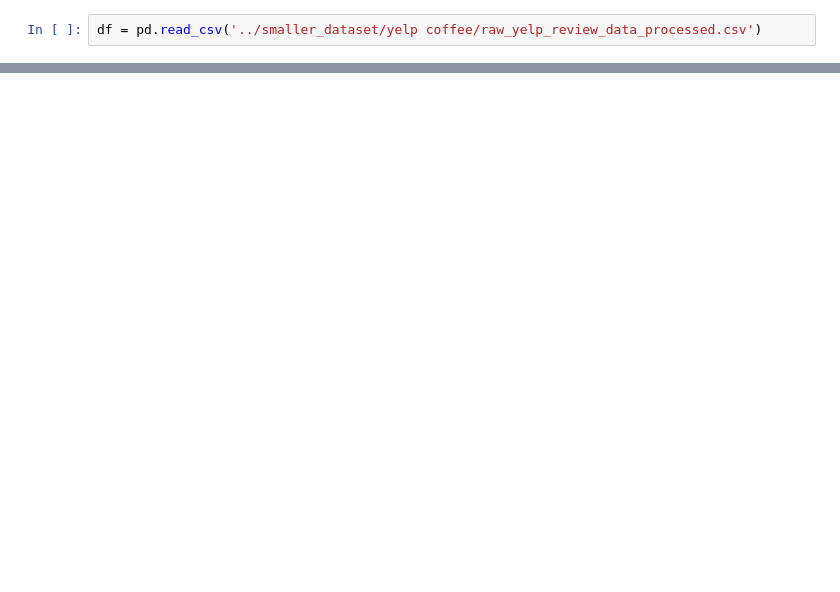
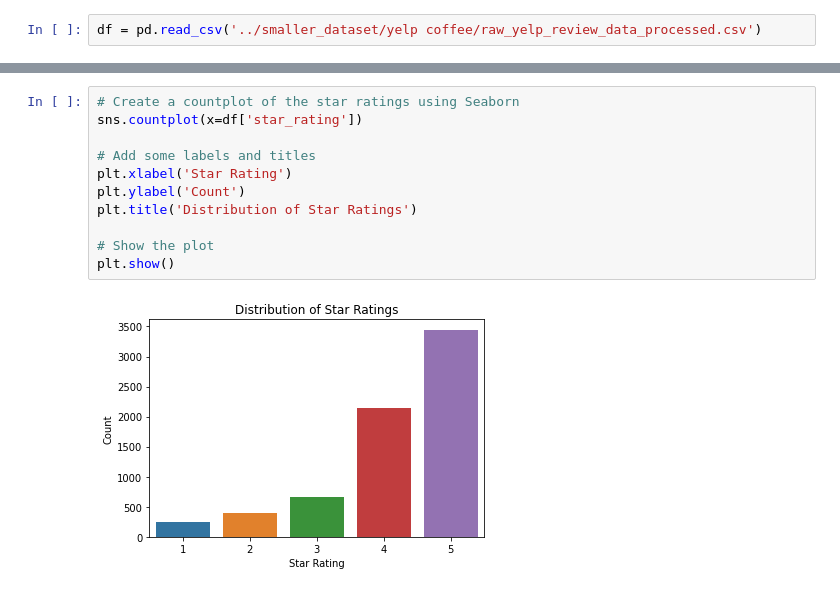
Before and after one commit to Popusa/sentiment-analysis-yelp, a Jupyter notebook: code/sentiment_analysis.ipynb, the cells around one changed output, grey strips where cells are left out. Drawn from its saved outputs; the diff is of its cells as text; blank space fills up the shorter version.

```diff
--- a/code/sentiment_analysis.ipynb
+++ b/code/sentiment_analysis.ipynb
@@ -24,0 +69,13 @@ df
+# %%
+# Create a countplot of the star ratings using Seaborn
+sns.countplot(x=df['star_rating'])
+
+# Add some labels and titles
+plt.xlabel('Star Rating')
+plt.ylabel('Count')
+plt.title('Distribution of Star Ratings')
+
+# Show the plot
+plt.show()
+# %% [output]
+[figure, added]
```
Also changed, not shown: parts of 8 cells of this notebook, 3 other files.
